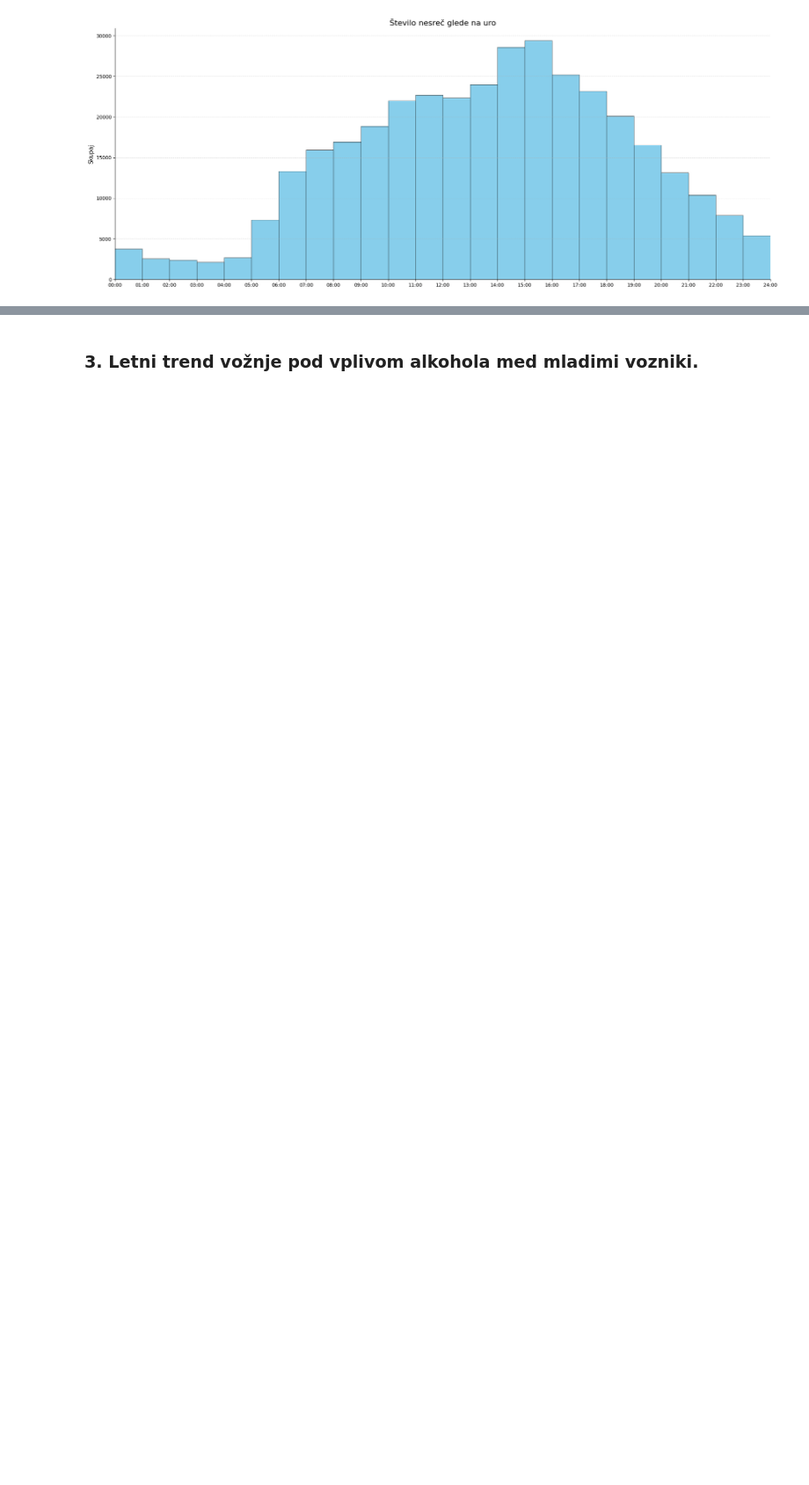
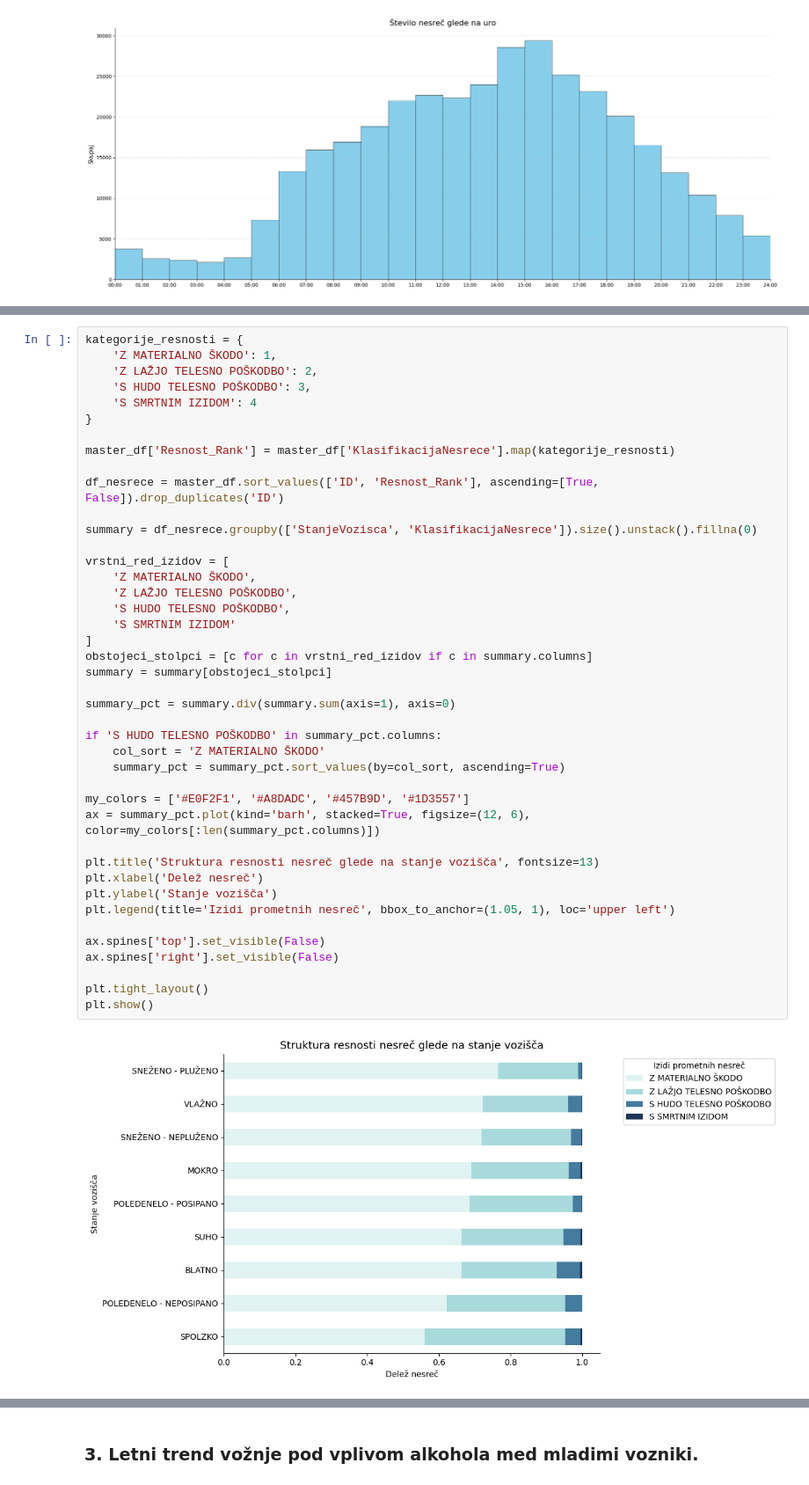
Before and after one commit to PatrikFurlan/PR2615, a Jupyter notebook: notebook.ipynb, the cells around one changed output, grey strips where cells are left out. Shown at 88% size. Saved outputs shown, nothing was run; the diff lists cells and outputs as text; blank space fills up the shorter version.

```diff
--- a/notebook.ipynb
+++ b/notebook.ipynb
@@ -301 +282,45 @@ plt.show()
+# %%
+kategorije_resnosti = {
+    'Z MATERIALNO ŠKODO': 1,
+    'Z LAŽJO TELESNO POŠKODBO': 2,
+    'S HUDO TELESNO POŠKODBO': 3,
+    'S SMRTNIM IZIDOM': 4
+}
+
+master_df['Resnost_Rank'] = master_df['KlasifikacijaNesrece'].map(kategorije_resnosti)
+
+df_nesrece = master_df.sort_values(['ID', 'Resnost_Rank'], ascending=[True, False]).drop_duplicates('ID')
+
+summary = df_nesrece.groupby(['StanjeVozisca', 'KlasifikacijaNesrece']).size().unstack().fillna(0)
+
+vrstni_red_izidov = [
+    'Z MATERIALNO ŠKODO',
+    'Z LAŽJO TELESNO POŠKODBO',
+    'S HUDO TELESNO POŠKODBO',
+    'S SMRTNIM IZIDOM'
+]
+obstojeci_stolpci = [c for c in vrstni_red_izidov if c in summary.columns]
+summary = summary[obstojeci_stolpci]
+
+summary_pct = summary.div(summary.sum(axis=1), axis=0)
+
+if 'S HUDO TELESNO POŠKODBO' in summary_pct.columns:
+    col_sort = 'Z MATERIALNO ŠKODO'
+    summary_pct = summary_pct.sort_values(by=col_sort, ascending=True)
+
+my_colors = ['#E0F2F1', '#A8DADC', '#457B9D', '#1D3557']
+ax = summary_pct.plot(kind='barh', stacked=True, figsize=(12, 6), color=my_colors[:len(summary_pct.columns)])
+
+plt.title('Struktura resnosti nesreč glede na stanje vozišča', fontsize=13)
+plt.xlabel('Delež nesreč')
+plt.ylabel('Stanje vozišča')
+plt.legend(title='Izidi prometnih nesreč', bbox_to_anchor=(1.05, 1), loc='upper left')
+
+ax.spines['top'].set_visible(False)
+ax.spines['right'].set_visible(False)
+
+plt.tight_layout()
+plt.show()
+# %% [output]
+[figure, added]
 # %% [markdown]
```
Also changed, not shown: parts of 14 cells of this notebook, 2 other files.
